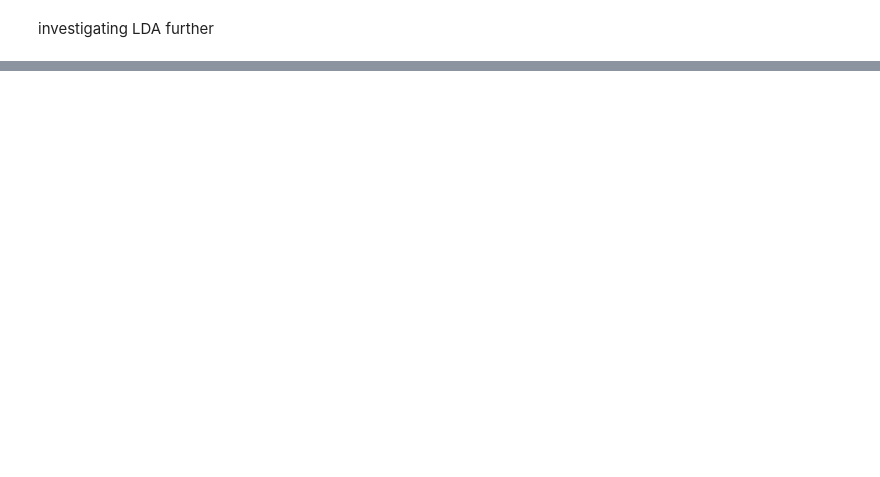
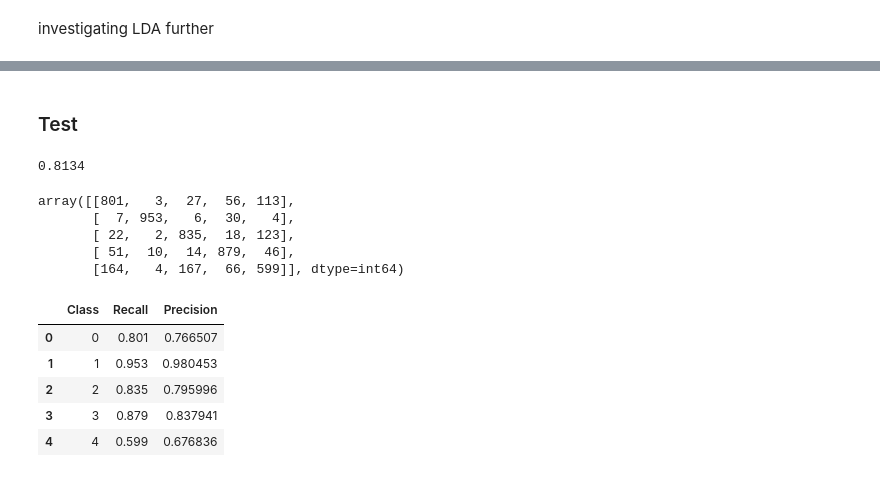
Before and after one commit to julielhagen/Clothing_classification-, a Jupyter notebook: Knn.ipynb, the cells around one changed output, grey strips where cells are left out. Cells and saved outputs as stored; diff of their text form; code cells hidden in the pictures; blank space fills up the shorter version.

```diff
--- a/Knn.ipynb
+++ b/Knn.ipynb
@@ -295,0 +299,53 @@ cross_val_plot_lda(data_sets,n_values,cv=5)
+# %%
+# Train and apply LDA
+lda = LDA(n_components=4)
+lda.fit(X_train, y_train)
+lda_transformed_X_train = lda.transform(X_train)
+lda_transformed_X_test = lda.transform(X_test)
+
+# KNN
+knn = KNeighborsClassifier(n_neighbors=21)
+knn.fit(lda_transformed_X_train, y_train);
+# %%
+yhat = knn.predict(lda_transformed_X_test)
+yhat_proba = knn.predict_proba(lda_transformed_X_test)
+# %% [markdown]
+### Test
+# %%
+accuracy_score(y_test, yhat)
+# %% [output]
+0.8134
+# %%
+_confusion_matrix=confusion_matrix(y_test, yhat)
+_confusion_matrix
+# %% [output]
+array([[801,   3,  27,  56, 113],
+       [  7, 953,   6,  30,   4],
+       [ 22,   2, 835,  18, 123],
+       [ 51,  10,  14, 879,  46],
+       [164,   4, 167,  66, 599]], dtype=int64)
+# %%
+test_scores = {'Class':[], 'Recall': [], 'Precision': []}
+
+for i in range(5):
+    TP = _confusion_matrix[i,i]
+    FP = sum(_confusion_matrix[:,i])-TP
+    FN = sum(_confusion_matrix[i,:])-TP
+    TN = np.sum(_confusion_matrix)- TP-FP-FN
+
+    test_scores['Class'].append(i)
+
+    # Recall: TP/(TP+FN)
+    test_scores['Recall'].append(TP/(TP+FN))
+    # Precision: TP/(TP+FP)
+    test_scores['Precision'].append(TP/(TP+FP))
+# %%
+test_scores_df = pd.DataFrame(test_scores)
+test_scores_df
+# %% [output]
+|  | Class | Recall | Precision |
+| 0 | 0 | 0.801 | 0.766507 |
+| 1 | 1 | 0.953 | 0.980453 |
+| 2 | 2 | 0.835 | 0.795996 |
+| 3 | 3 | 0.879 | 0.837941 |
+| 4 | 4 | 0.599 | 0.676836 |
```
Also changed, not shown: parts of 16 cells of this notebook, 3 other files.
